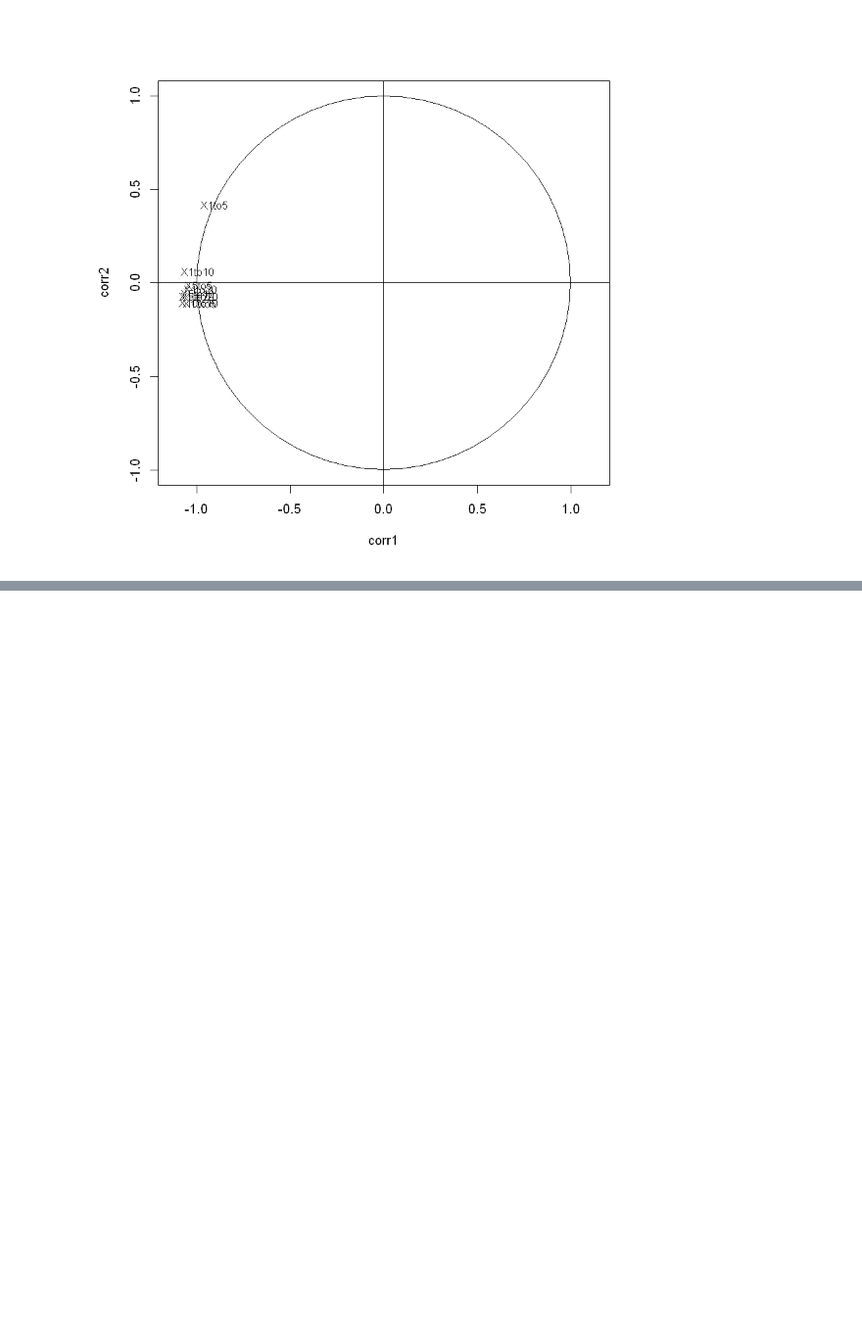
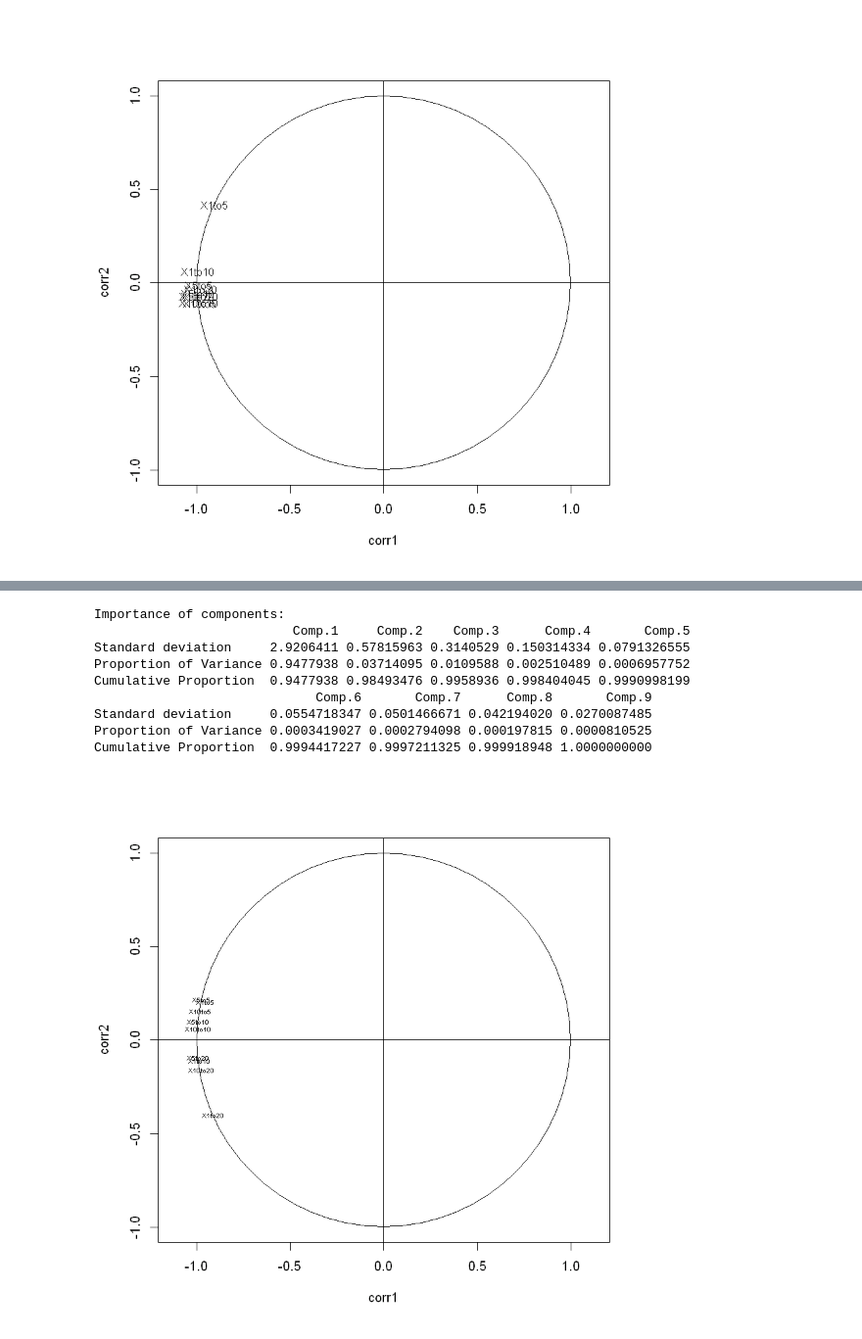
Before and after one commit to VictorSanh/ProjetDep, a Jupyter notebook: ACP.ipynb, the cells around one changed output, grey strips where cells are left out. Shown at 98% size. Saved outputs shown, nothing was run; the diff lists cells and outputs as text; code cells hidden in the pictures; blank space fills up the shorter version.

```diff
--- a/ACP.ipynb
+++ b/ACP.ipynb
@@ -200,0 +220,13 @@ Cumulative Proportion  0.98741042 0.992983678 0.997512277 1.000000000
+# %%
+printAllGraph(ATM[286:650,], factorialPlan = FALSE)
+# %% [output]
+Importance of components:
+                          Comp.1     Comp.2    Comp.3      Comp.4       Comp.5
+Standard deviation     2.9206411 0.57815963 0.3140529 0.150314334 0.0791326555
+Proportion of Variance 0.9477938 0.03714095 0.0109588 0.002510489 0.0006957752
+Cumulative Proportion  0.9477938 0.98493476 0.9958936 0.998404045 0.9990998199
+                             Comp.6       Comp.7      Comp.8       Comp.9
+Standard deviation     0.0554718347 0.0501466671 0.042194020 0.0270087485
+Proportion of Variance 0.0003419027 0.0002794098 0.000197815 0.0000810525
+Cumulative Proportion  0.9994417227 0.9997211325 0.999918948 1.0000000000
+[figure, added]
```
Also changed, not shown: parts of 19 cells of this notebook.
